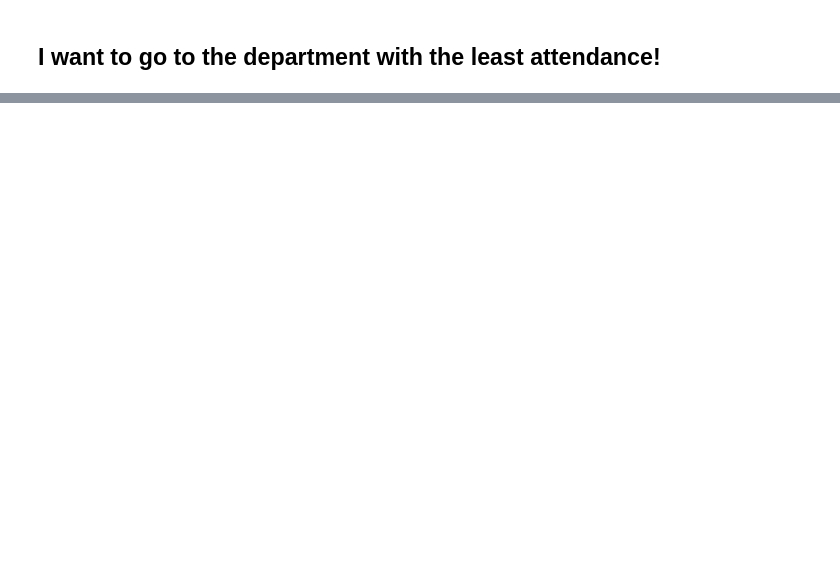
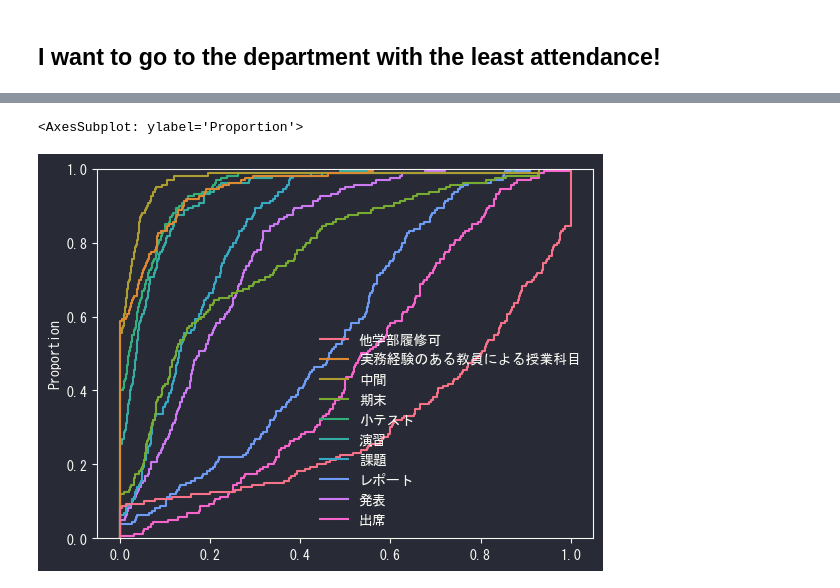
Before and after one commit to 34j/ut-course-catalog-archive, a Jupyter notebook: utokyo-course-catalog-tutorial.ipynb, the cells around one changed output, grey strips where cells are left out. Cells and saved outputs as stored; diff of their text form; code cells hidden in the pictures; blank space fills up the shorter version.

Commit message:
notebook: add ecdfplot

```diff
--- a/utokyo-course-catalog-tutorial.ipynb
+++ b/utokyo-course-catalog-tutorial.ipynb
@@ -57,9 +116,8 @@ plt.show()
 # %% [markdown]
 ## Grouping with faculty and departments
 # %%
-df = pd.read_csv("../input/utokyosyllabus/all.csv", index_col=0)
+df = pd.read_csv("./all.csv", index_col=0)
+df = df.applymap(lambda x: 1 if x is True else 0 if x is False else x)
 df['scoring_sum'] = df["中間 期末 小テスト 演習 課題 レポート 発表 出席".split()].sum(axis=1)
-df = df.rename(columns={"単位数":"credits", "実務経験のある教員による授業科目": "lecturer_has_practical_experience", "他学部履修可": "other_faculties_takable", "中間":"mid-exam", "期末":"final-exam", "小テスト":"quiz", "演習":"exercise", "課題":"homework", "レポート":"report",
-                  "発表": "presentation",  "出席": "attendance"})
 g = df.groupby(['学部', '学科'])
-display(g.mean())
+display(g.mean(numeric_only=True))
@@ -68,7 +141,7 @@ X = df["credits other_faculties_takable lecturer_has_practical_experience mid-ex
 # %% [markdown]
 ## Kmeans with df.groupby().mean()
 # %%
-X2 = g.mean()
+X2 = g.mean(numeric_only=True)
 # %%
 from sklearn.cluster import KMeans
 from tqdm import tqdm
@@ -90,14 +165,6 @@ import matplotlib.font_manager
 print([f.name for f in matplotlib.font_manager.fontManager.ttflist])
 # %% [markdown]
 It was unable for me to change the font.
-# %%
-import matplotlib as mpl
-import matplotlib.pyplot as plt
-import matplotlib.font_manager as font_manager
-
-path = '../input/arial-font/arial.ttf'
-prop = font_manager.FontProperties(fname=path)
-mpl.rcParams['font.family'] = prop.get_name()
 # %% [markdown]
 ## Correlation matrix
 # %%
@@ -134,9 +206,12 @@ plt.show()
 # %% [markdown]
 ## I want to go to the department with the least attendance!
 # %%
-with pd.option_context('display.max_rows', None,):
-    count = g.count().iloc[:, 0]
-    count.name = 'count'
-    X3 = pd.concat([X2, count], axis=1)
-    X3 = X3[X3["count"] > 15]
-    display(X3.sort_values(by="attendance"))
+count = g.count().iloc[:, 0]
+count.name = 'count'
+X3 = pd.concat([X2, count], axis=1)
+X3 = X3[X3["count"] > 15]
+#X3["attendance"].plot.bar()
+X4 = X3.drop(columns=["単位数", "count", "scoring_sum"], inplace=False)
+X5 = X4.stack().reset_index(name='val').rename(columns={'level_2': '評価方法'})
+display(X4)
+display(X5.head(20))
@@ -142,0 +250,5 @@ with pd.option_context('display.max_rows', None,):
+# %%
+sns.ecdfplot(X4)
+# %% [output]
+<AxesSubplot: ylabel='Proportion'>
+[figure, added]
```
Also changed, not shown: parts of 19 cells of this notebook.
